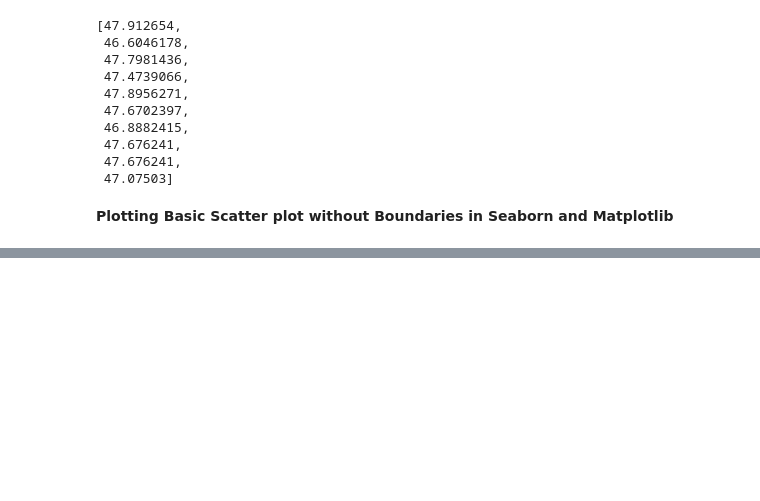
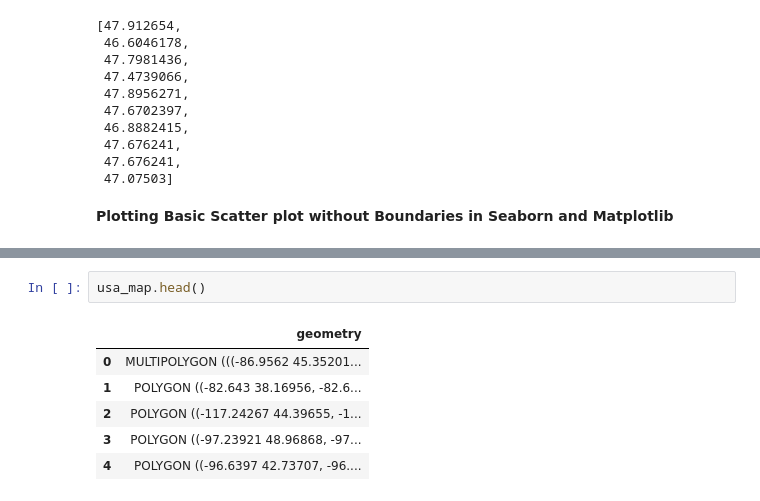
Before and after one commit to SianRods/Data-Science-ML, a Jupyter notebook: Practice Projects/DA-Electric_Vehicle.ipynb, the cells around one changed output, grey strips where cells are left out. Drawn from its saved outputs; the diff is of its cells as text; blank space fills up the shorter version.

```diff
--- a/Practice Projects/DA-Electric_Vehicle.ipynb
+++ b/Practice Projects/DA-Electric_Vehicle.ipynb
@@ -476,0 +477,9 @@ usa_map[usa_map['ADM0_A3']=='USA']
+# %%
+usa_map.head()
+# %% [output]
+|  | geometry |
+| 0 | MULTIPOLYGON (((-86.9562 45.35201... |
+| 1 | POLYGON ((-82.643 38.16956, -82.6... |
+| 2 | POLYGON ((-117.24267 44.39655, -1... |
+| 3 | POLYGON ((-97.23921 48.96868, -97... |
+| 4 | POLYGON ((-96.6397 42.73707, -96.... |
```
Also changed, not shown: parts of 8 cells of this notebook, 5 other files.
